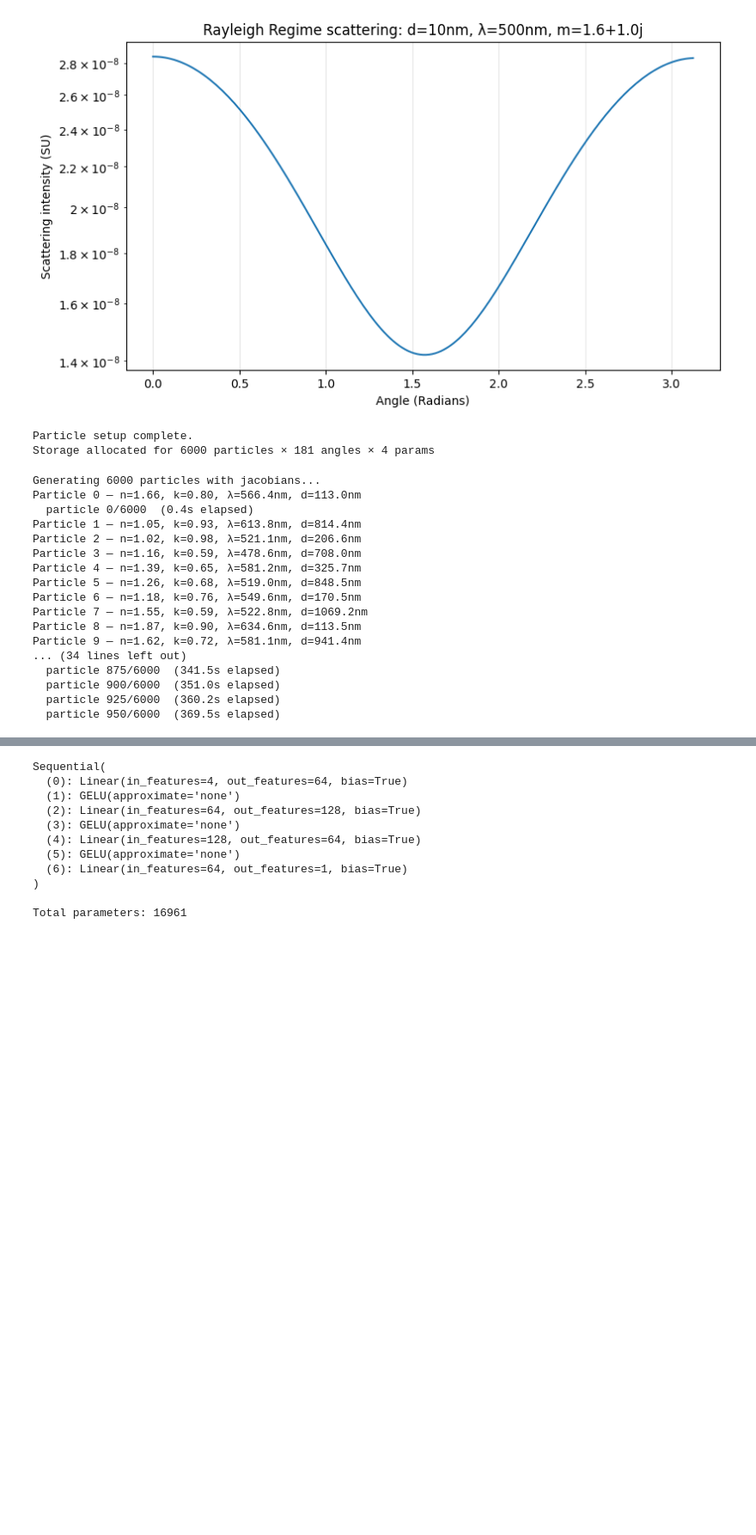
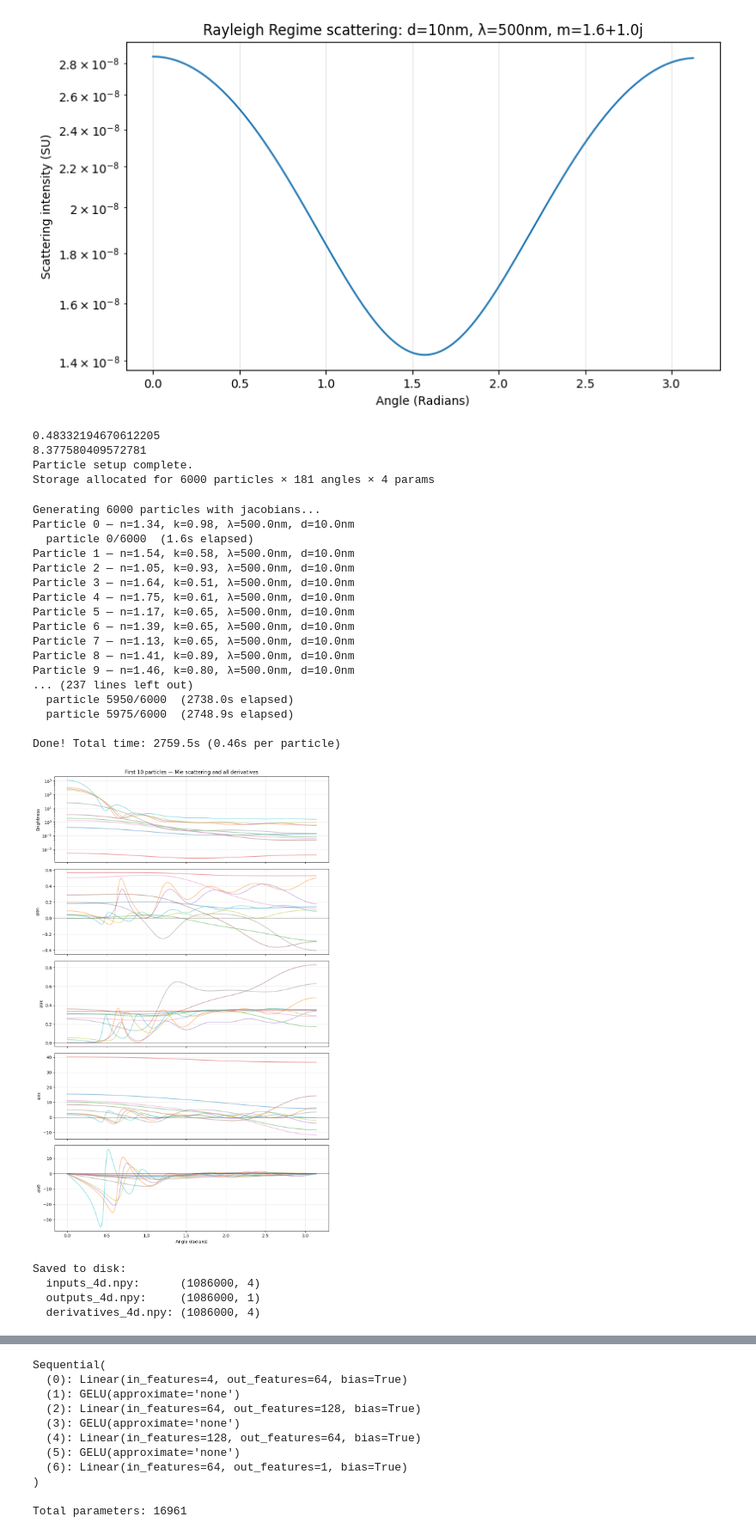
Before and after one commit to james-613/Modified_pyMieScatt_NN, a Jupyter notebook: NN_with_all_derivatives.ipynb, the cells around one changed output, grey strips where cells are left out. Shown at 86% size. Saved outputs shown, nothing was run; the diff lists cells and outputs as text; code cells hidden in the pictures; blank space fills up the shorter version.

```diff
--- a/NN_with_all_derivatives.ipynb
+++ b/NN_with_all_derivatives.ipynb
@@ -64,6 +64,8 @@ D_RANGE = D_MAX - D_MIN
 X_MAX = (np.pi * D_MAX)/W_MIN
 X_MIN = (np.pi * D_MIN)/W_MAX
 X_RANGE = X_MAX - X_MIN
+print(X_MIN)
+print(X_MAX)
 
 N_MAX = 1.9
 N_MIN = 1.0
@@ -111,6 +113,8 @@ def compute_log_scattering(n_norm, k_norm, x_norm, theta_norm):
 print("Particle setup complete.")
 print(f"Storage allocated for {N_PARTICLES} particles × {N_ANGLES} angles × 4 params")
 # %% [output]
+0.48332194670612205
+8.377580409572781
 Particle setup complete.
 Storage allocated for 6000 particles × 181 angles × 4 params
 # %%
@@ -120,16 +124,12 @@ fig, axes = plt.subplots(5, 1, figsize=(10, 16), sharex=True)
 
 start_time = time.time()
 for p in range(N_PARTICLES):
-    wavelength      = 10 ** torch.tensor(np.random.uniform(np.log10(W_MAX), np.log10(W_MIN)))
-    diameter        = 10 ** torch.tensor(np.random.uniform(np.log10(D_MAX), np.log10(D_MIN)))
     n               = torch.tensor(np.random.uniform(N_MIN, N_MAX))
     k               = torch.tensor(np.random.uniform(K_MIN, K_MAX))
-    x               = diameter * np.pi / wavelength
+    x               = 10 ** torch.tensor(np.random.uniform(np.log10(X_MAX), np.log10(X_MIN)))
     theta           = torch.tensor(np.linspace(0, np.pi, N_ANGLES))
 
 
-    wavelength_norm = normalize(wavelength, W_MIN, W_RANGE)
-    diameter_norm   = normalize(diameter, D_MIN, D_RANGE)
     n_norm          = normalize(n, N_MIN, N_RANGE)
     k_norm          = normalize(k, K_MIN, K_RANGE)
     x_norm          = normalize(x, X_MIN, X_RANGE)
@@ -187,49 +187,54 @@ total_time = time.time() - start_time
 print(f"\nDone! Total time: {total_time:.1f}s ({total_time/N_PARTICLES:.2f}s per particle)")
 
 # After the loop:
 axes[0].set_ylabel('Brightness')
 axes[0].set_title('First 10 particles — Mie scattering and all derivatives')
 axes[0].set_yscale('log')
 axes[1].set_ylabel('∂/∂n')
 axes[2].set_ylabel('∂/∂k')
 axes[3].set_ylabel('∂/∂x')
 axes[4].set_ylabel('∂/∂θ') # prints out nothin so diameter is broken in pyMieDiff autograd
 axes[4].set_xlabel('Angle (radians)')
 
 for ax in axes:
     ax.grid(True, alpha=0.3)
     ax.axhline(y=0, color='black', linewidth=0.5)
 
 plt.tight_layout()
 plt.show()
 
 # Save data to disk so we don't regenerate
 np.save('inputs_4d.npy', particle_inputs.reshape(-1, 4))
 np.save('outputs_4d.npy', particle_outputs.reshape(-1, 1))
 np.save('derivatives_4d.npy', particle_derivatives.reshape(-1, 4))
 
 print("\nSaved to disk:")
 print(f"  inputs_4d.npy:      {particle_inputs.reshape(-1, 4).shape}")
 print(f"  outputs_4d.npy:     {particle_outputs.reshape(-1, 1).shape}")
 print(f"  derivatives_4d.npy: {particle_derivatives.reshape(-1, 4).shape}")
 # %% [output]
 Generating 6000 particles with jacobians...
-Particle 0 — n=1.66, k=0.80, λ=566.4nm, d=113.0nm
-  particle 0/6000  (0.4s elapsed)
-Particle 1 — n=1.05, k=0.93, λ=613.8nm, d=814.4nm
-Particle 2 — n=1.02, k=0.98, λ=521.1nm, d=206.6nm
-Particle 3 — n=1.16, k=0.59, λ=478.6nm, d=708.0nm
-Particle 4 — n=1.39, k=0.65, λ=581.2nm, d=325.7nm
-Particle 5 — n=1.26, k=0.68, λ=519.0nm, d=848.5nm
-Particle 6 — n=1.18, k=0.76, λ=549.6nm, d=170.5nm
-Particle 7 — n=1.55, k=0.59, λ=522.8nm, d=1069.2nm
-Particle 8 — n=1.87, k=0.90, λ=634.6nm, d=113.5nm
-Particle 9 — n=1.62, k=0.72, λ=581.1nm, d=941.4nm
-... (34 lines left out)
-  particle 875/6000  (341.5s elapsed)
-  particle 900/6000  (351.0s elapsed)
-  particle 925/6000  (360.2s elapsed)
-  particle 950/6000  (369.5s elapsed)
+Particle 0 — n=1.34, k=0.98, λ=500.0nm, d=10.0nm
+  particle 0/6000  (1.6s elapsed)
+Particle 1 — n=1.54, k=0.58, λ=500.0nm, d=10.0nm
+Particle 2 — n=1.05, k=0.93, λ=500.0nm, d=10.0nm
+Particle 3 — n=1.64, k=0.51, λ=500.0nm, d=10.0nm
+Particle 4 — n=1.75, k=0.61, λ=500.0nm, d=10.0nm
+Particle 5 — n=1.17, k=0.65, λ=500.0nm, d=10.0nm
+Particle 6 — n=1.39, k=0.65, λ=500.0nm, d=10.0nm
+Particle 7 — n=1.13, k=0.65, λ=500.0nm, d=10.0nm
+Particle 8 — n=1.41, k=0.89, λ=500.0nm, d=10.0nm
+Particle 9 — n=1.46, k=0.80, λ=500.0nm, d=10.0nm
+... (237 lines left out)
+  particle 5950/6000  (2738.0s elapsed)
+  particle 5975/6000  (2748.9s elapsed)
+
+Done! Total time: 2759.5s (0.46s per particle)
+[figure, added]
+Saved to disk:
+  inputs_4d.npy:      (1086000, 4)
+  outputs_4d.npy:     (1086000, 1)
+  derivatives_4d.npy: (1086000, 4)
 # %%
 inputs_saved = np.load('inputs_4d.npy')           # (N, 5)
 outputs_saved = np.load('outputs_4d.npy')         # (N, 1)
```
Also changed, not shown: parts of 16 cells of this notebook, 10 other files.
